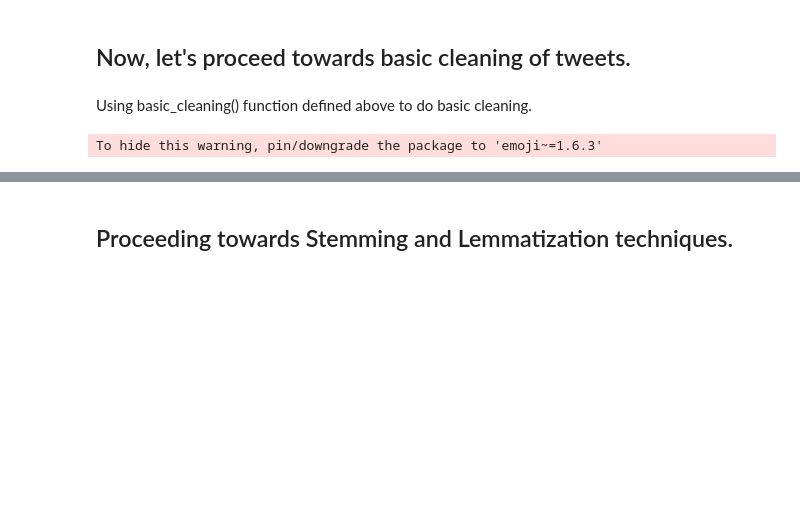
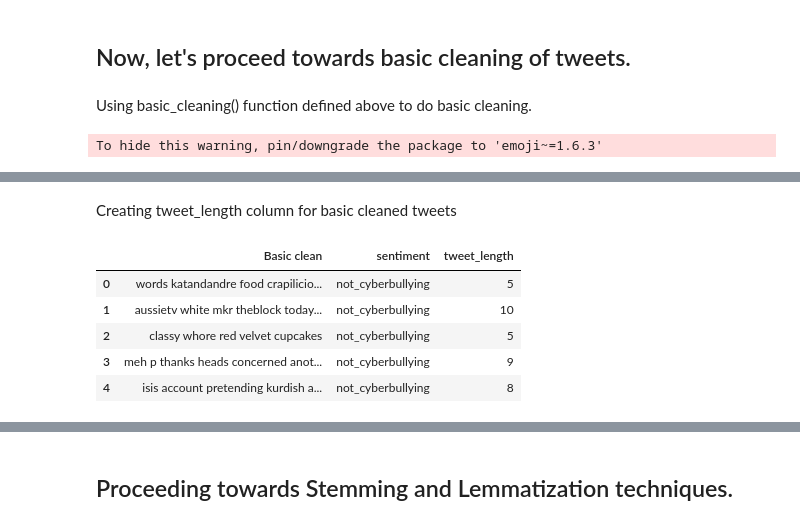
Before and after one commit to vishal19217/CyberBullying_Sentiment_Analysis, a Jupyter notebook: ML_Project_PreProcessing.ipynb, the cells around one changed output, grey strips where cells are left out. Saved outputs shown, nothing was run; the diff lists cells and outputs as text; code cells hidden in the pictures; blank space fills up the shorter version.

```diff
--- a/ML_Project_PreProcessing.ipynb
+++ b/ML_Project_PreProcessing.ipynb
@@ -193,0 +224,17 @@ basic_clean_df.head()
+# %% [markdown]
+Creating tweet_length column for basic cleaned tweets
+# %%
+text_length = []
+for text in basic_clean_df['Basic clean']:
+  tweet_length = len(text.split())
+  text_length.append(tweet_length)
+
+basic_clean_df['tweet_length'] = text_length
+basic_clean_df.head()
+# %% [output]
+|  | Basic clean | sentiment | tweet_length |
+| 0 | words katandandre food crapilicio... | not_cyberbullying | 5 |
+| 1 | aussietv white mkr theblock today... | not_cyberbullying | 10 |
+| 2 | classy whore red velvet cupcakes | not_cyberbullying | 5 |
+| 3 | meh p thanks heads concerned anot... | not_cyberbullying | 9 |
+| 4 | isis account pretending kurdish a... | not_cyberbullying | 8 |
```
Also changed, not shown: parts of 71 cells of this notebook.
